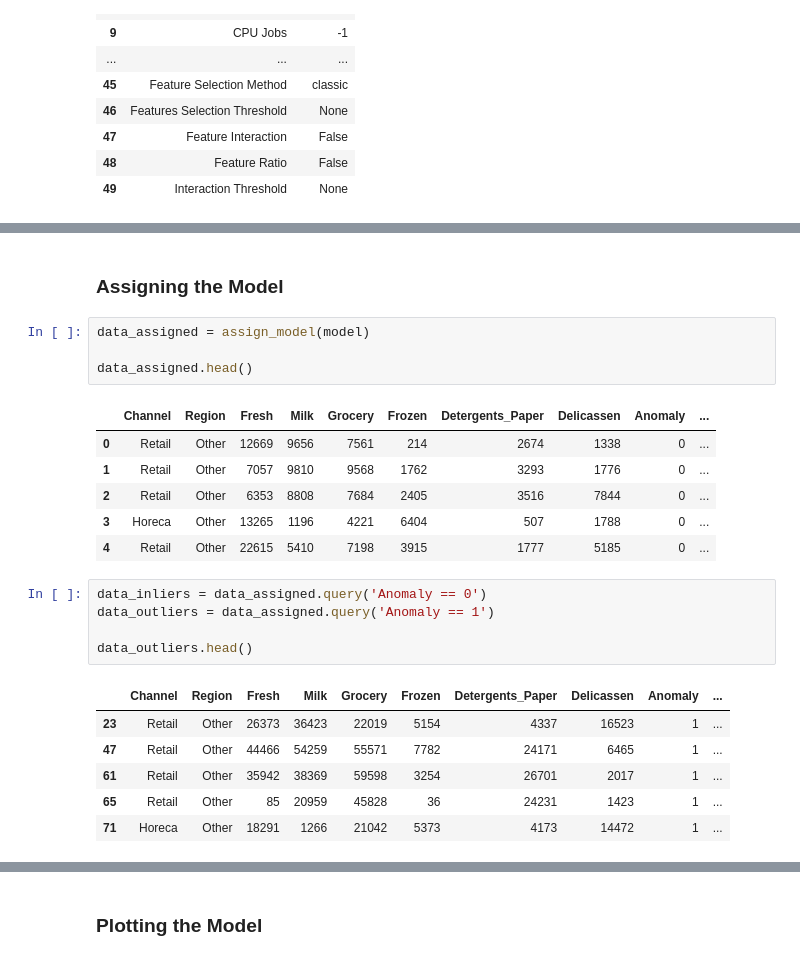
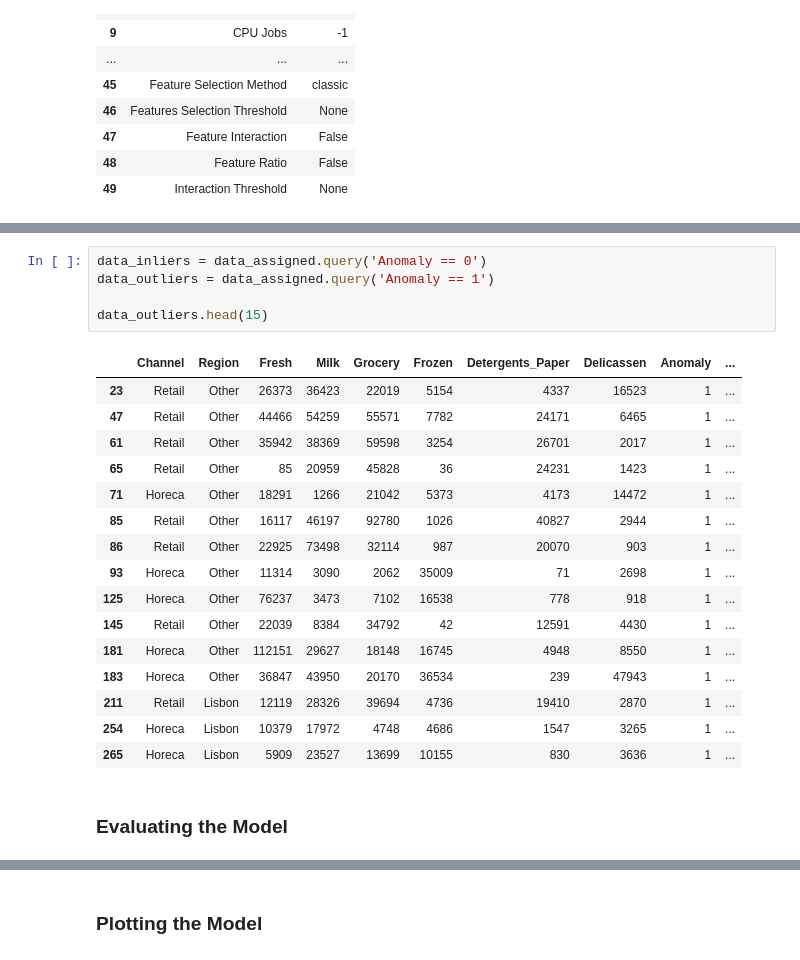
Before and after one commit to derevirn/pycaret-book, a Jupyter notebook: 05_Anomaly_Detection/Anomaly_Detection.ipynb, the cells around one changed output, grey strips where cells are left out. Cells and saved outputs as stored; diff of their text form.

```diff
--- a/05_Anomaly_Detection/Anomaly_Detection.ipynb
+++ b/05_Anomaly_Detection/Anomaly_Detection.ipynb
@@ -129,26 +144,25 @@ model = create_model('lof', fraction = 0.05)
-# %% [markdown]
-### Assigning the Model
-# %%
-data_assigned = assign_model(model)
-
-data_assigned.head()
-# %% [output]
-|  | Channel | Region | Fresh | Milk | Grocery | Frozen | Detergents_Paper | Delicassen | Anomaly | ... |
-| 0 | Retail | Other | 12669 | 9656 | 7561 | 214 | 2674 | 1338 | 0 | ... |
-| 1 | Retail | Other | 7057 | 9810 | 9568 | 1762 | 3293 | 1776 | 0 | ... |
-| 2 | Retail | Other | 6353 | 8808 | 7684 | 2405 | 3516 | 7844 | 0 | ... |
-| 3 | Horeca | Other | 13265 | 1196 | 4221 | 6404 | 507 | 1788 | 0 | ... |
-| 4 | Retail | Other | 22615 | 5410 | 7198 | 3915 | 1777 | 5185 | 0 | ... |
 # %%
 data_inliers = data_assigned.query('Anomaly == 0')
 data_outliers = data_assigned.query('Anomaly == 1')
 
-data_outliers.head()
+data_outliers.head(15)
 # %% [output]
 |  | Channel | Region | Fresh | Milk | Grocery | Frozen | Detergents_Paper | Delicassen | Anomaly | ... |
 | 23 | Retail | Other | 26373 | 36423 | 22019 | 5154 | 4337 | 16523 | 1 | ... |
 | 47 | Retail | Other | 44466 | 54259 | 55571 | 7782 | 24171 | 6465 | 1 | ... |
 | 61 | Retail | Other | 35942 | 38369 | 59598 | 3254 | 26701 | 2017 | 1 | ... |
 | 65 | Retail | Other | 85 | 20959 | 45828 | 36 | 24231 | 1423 | 1 | ... |
 | 71 | Horeca | Other | 18291 | 1266 | 21042 | 5373 | 4173 | 14472 | 1 | ... |
+| 85 | Retail | Other | 16117 | 46197 | 92780 | 1026 | 40827 | 2944 | 1 | ... |
+| 86 | Retail | Other | 22925 | 73498 | 32114 | 987 | 20070 | 903 | 1 | ... |
+| 93 | Horeca | Other | 11314 | 3090 | 2062 | 35009 | 71 | 2698 | 1 | ... |
+| 125 | Horeca | Other | 76237 | 3473 | 7102 | 16538 | 778 | 918 | 1 | ... |
+| 145 | Retail | Other | 22039 | 8384 | 34792 | 42 | 12591 | 4430 | 1 | ... |
+| 181 | Horeca | Other | 112151 | 29627 | 18148 | 16745 | 4948 | 8550 | 1 | ... |
+| 183 | Horeca | Other | 36847 | 43950 | 20170 | 36534 | 239 | 47943 | 1 | ... |
+| 211 | Retail | Lisbon | 12119 | 28326 | 39694 | 4736 | 19410 | 2870 | 1 | ... |
+| 254 | Horeca | Lisbon | 10379 | 17972 | 4748 | 4686 | 1547 | 3265 | 1 | ... |
+| 265 | Horeca | Lisbon | 5909 | 23527 | 13699 | 10155 | 830 | 3636 | 1 | ... |
+# %% [markdown]
+### Evaluating the Model
 # %%
```
Also changed, not shown: parts of 8 cells of this notebook.
